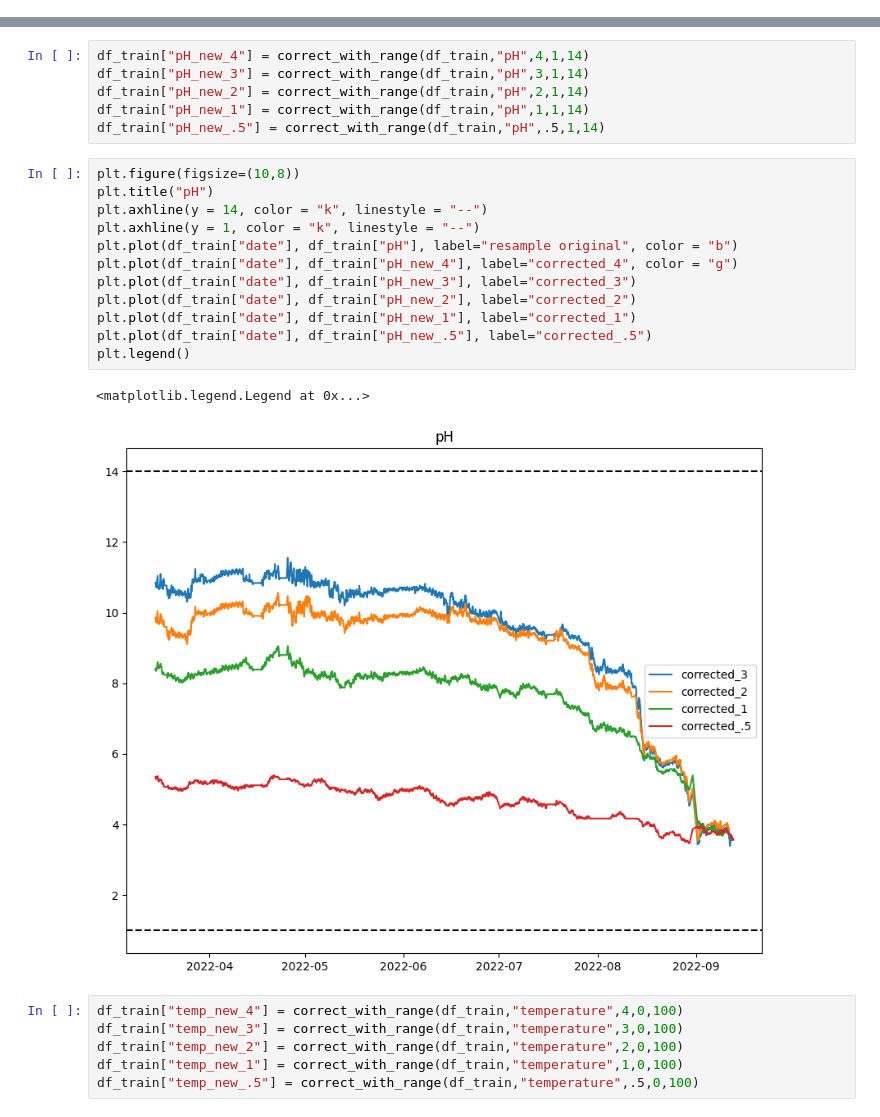
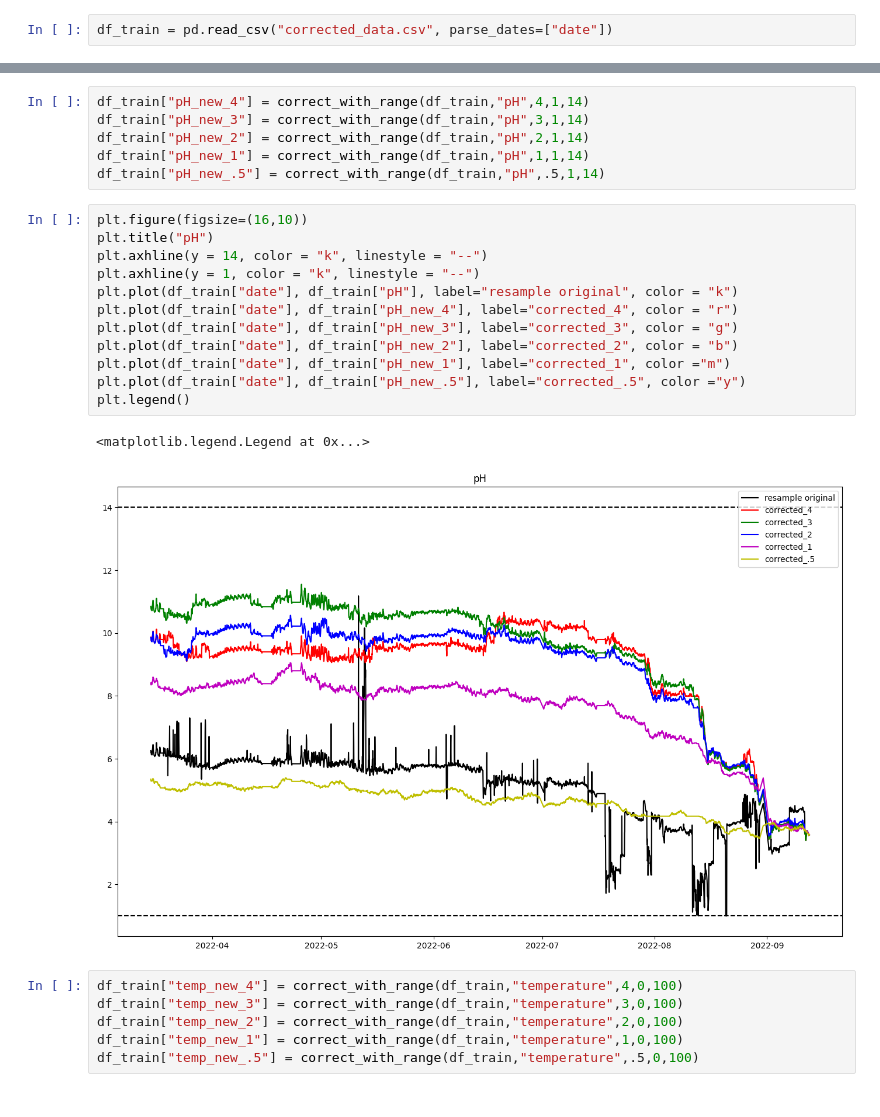
Before and after one commit to tanaponwet/salinity-predictive-system, a Jupyter notebook: water from meter.ipynb, the cells around one changed output, grey strips where cells are left out. Drawn from its saved outputs; the diff is of its cells as text.

```diff
--- a/water from meter.ipynb
+++ b/water from meter.ipynb
@@ -222,3 +208,5 @@ df_train["ec_new_3"] = correct(df_train,"ec",3)
 df_train["ec_new_2"] = correct(df_train,"ec",2)
 df_train["ec_new_1"] = correct(df_train,"ec",1)
 df_train["ec_new_.5"] = correct(df_train,"ec",.5)
+# %%
+df_train = pd.read_csv("corrected_data.csv", parse_dates=["date"])
@@ -250,20 +250,20 @@ df_train["pH_new_2"] = correct_with_range(df_train,"pH",2,1,14)
 df_train["pH_new_1"] = correct_with_range(df_train,"pH",1,1,14)
 df_train["pH_new_.5"] = correct_with_range(df_train,"pH",.5,1,14)
 # %%
-plt.figure(figsize=(10,8))
+plt.figure(figsize=(16,10))
 plt.title("pH")
 plt.axhline(y = 14, color = "k", linestyle = "--")
 plt.axhline(y = 1, color = "k", linestyle = "--")
-plt.plot(df_train["date"], df_train["pH"], label="resample original", color = "b")
-plt.plot(df_train["date"], df_train["pH_new_4"], label="corrected_4", color = "g")
-plt.plot(df_train["date"], df_train["pH_new_3"], label="corrected_3")
-plt.plot(df_train["date"], df_train["pH_new_2"], label="corrected_2")
-plt.plot(df_train["date"], df_train["pH_new_1"], label="corrected_1")
-plt.plot(df_train["date"], df_train["pH_new_.5"], label="corrected_.5")
+plt.plot(df_train["date"], df_train["pH"], label="resample original", color = "k")
+plt.plot(df_train["date"], df_train["pH_new_4"], label="corrected_4", color = "r")
+plt.plot(df_train["date"], df_train["pH_new_3"], label="corrected_3", color = "g")
+plt.plot(df_train["date"], df_train["pH_new_2"], label="corrected_2", color = "b")
+plt.plot(df_train["date"], df_train["pH_new_1"], label="corrected_1", color ="m")
+plt.plot(df_train["date"], df_train["pH_new_.5"], label="corrected_.5", color ="y")
 plt.legend()
 # %% [output]
 <matplotlib.legend.Legend at 0x...>
-[figure, old version]
+[figure, new version]
 # %%
 df_train["temp_new_4"] = correct_with_range(df_train,"temperature",4,0,100)
 df_train["temp_new_3"] = correct_with_range(df_train,"temperature",3,0,100)
```
Also changed, not shown: parts of 13 cells of this notebook, 3 other files.
